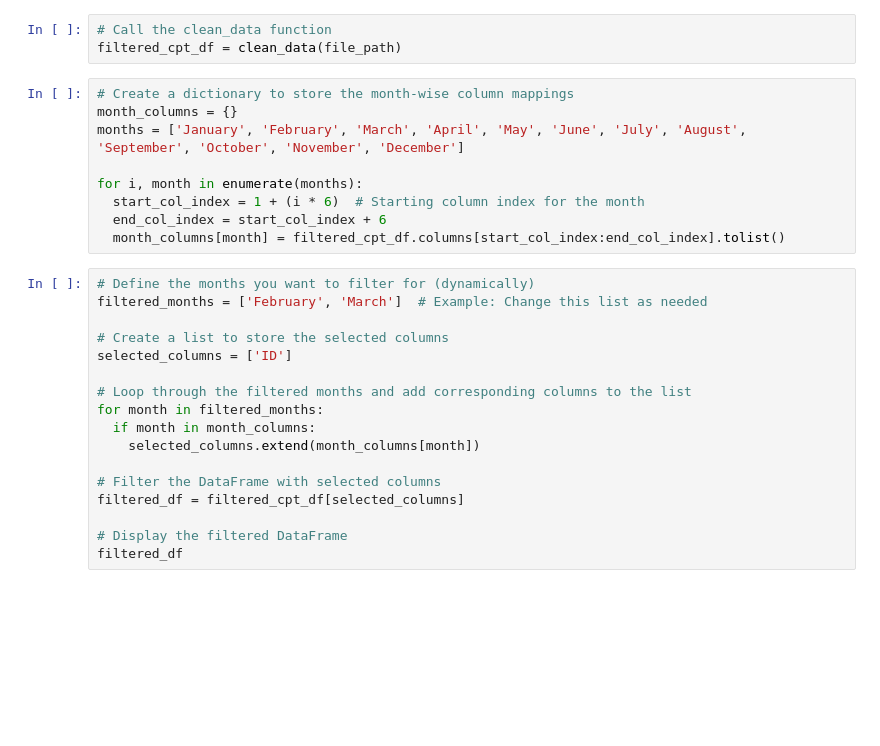
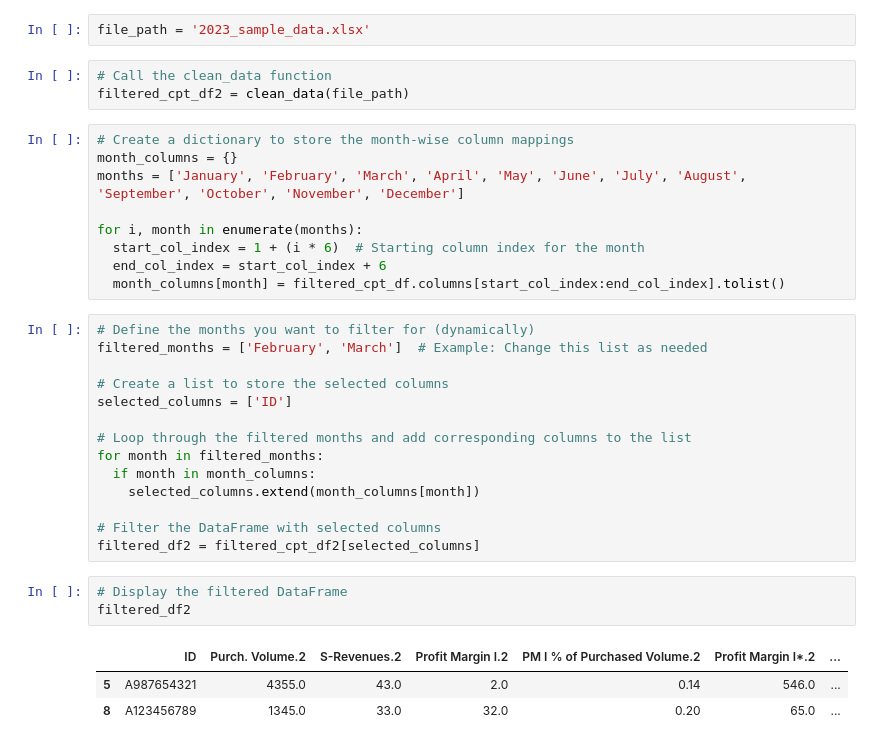
Before and after one commit to yonabell/Report, a Jupyter notebook: Reporting_code_with_function.ipynb, the cells around one changed output. Cells and saved outputs as stored; diff of their text form; blank space fills up the shorter version.

```diff
--- a/Reporting_code_with_function.ipynb
+++ b/Reporting_code_with_function.ipynb
@@ -103,6 +123,8 @@ uploaded = files.upload()
+# %%
+file_path = '2023_sample_data.xlsx'
 # %%
 # Call the clean_data function
-filtered_cpt_df = clean_data(file_path)
+filtered_cpt_df2 = clean_data(file_path)
 # %%
 # Create a dictionary to store the month-wise column mappings
 month_columns = {}
@@ -125,9 +147,13 @@ for month in filtered_months:
     selected_columns.extend(month_columns[month])
 
 # Filter the DataFrame with selected columns
-filtered_df = filtered_cpt_df[selected_columns]
-
-# Display the filtered DataFrame
-filtered_df
+filtered_df2 = filtered_cpt_df2[selected_columns]
+# %%
+# Display the filtered DataFrame
+filtered_df2
+# %% [output]
+|  | ID | Purch. Volume.2 | S-Revenues.2 | Profit Margin I.2 | PM I % of Purchased Volume.2 | Profit Margin I*.2 | ... |
+| 5 | A987654321 | 4355.0 | 43.0 | 2.0 | 0.14 | 546.0 | ... |
+| 8 | A123456789 | 1345.0 | 33.0 | 32.0 | 0.20 | 65.0 | ... |
 # %%
 # Call the clean_data function
```
Also changed, not shown: parts of 18 cells of this notebook.
